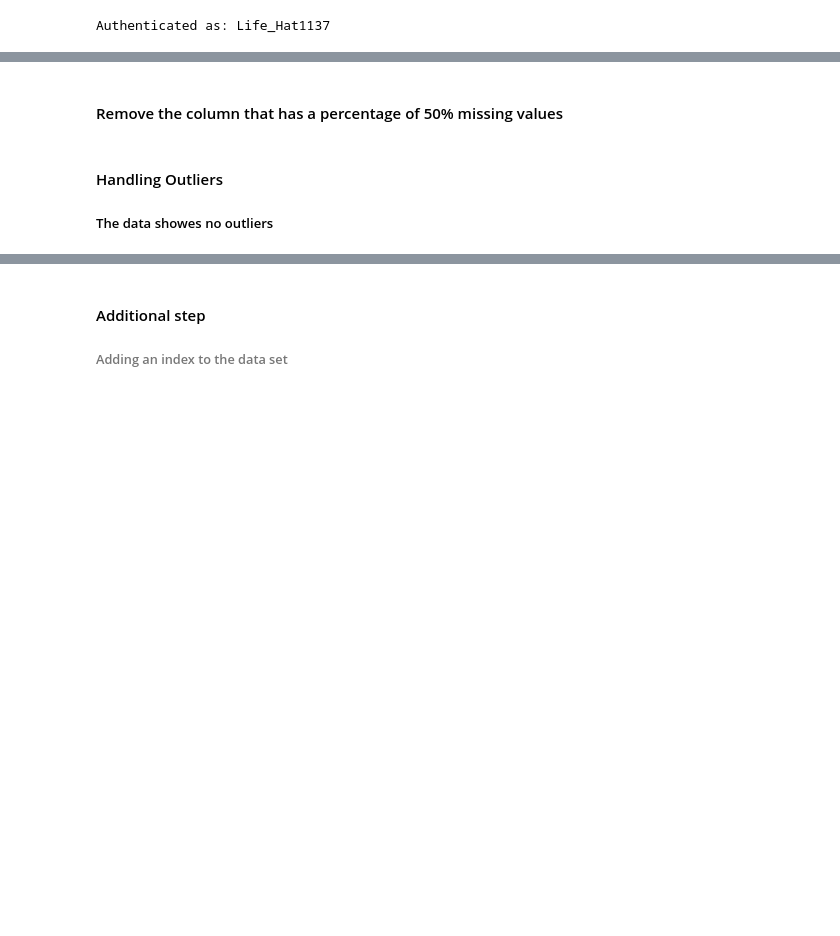
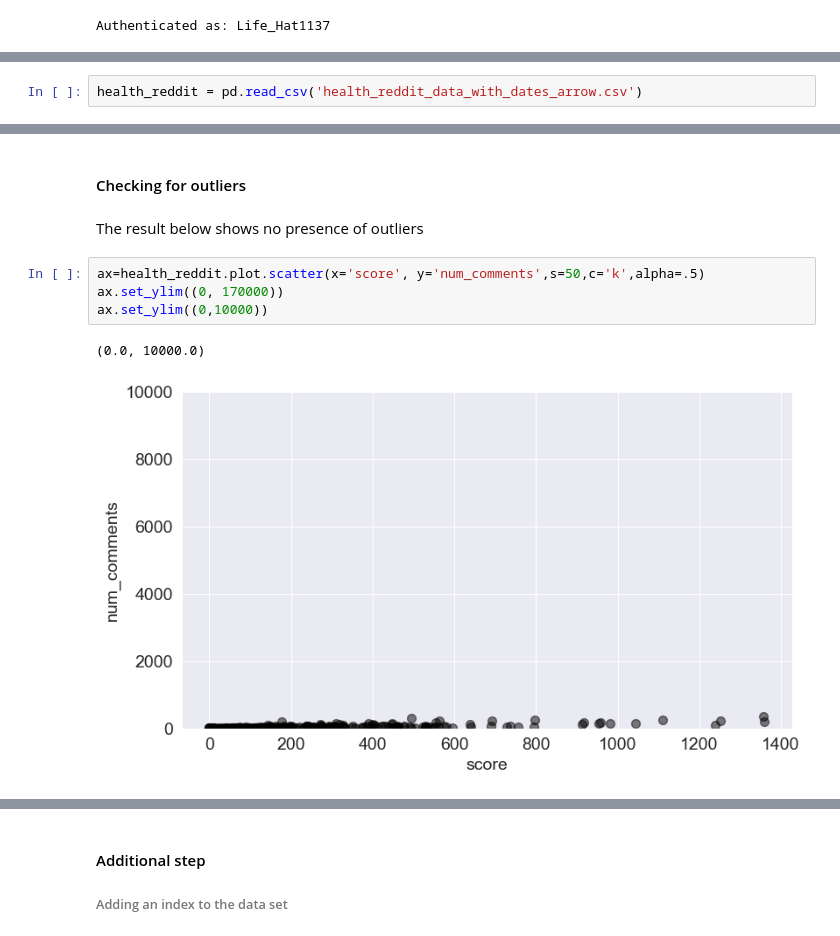
Before and after one commit to Olayemi-cloud/jh24993_EMATM0048---Python-Project, a Jupyter notebook: jh24993_EMATM0048_Q2.ipynb, the cells around one changed output, grey strips where cells are left out. Cells and saved outputs as stored; diff of their text form; blank space fills up the shorter version.

Commit message:
Loaded data, checked for outliers and missing data

```diff
--- a/jh24993_EMATM0048_Q2.ipynb
+++ b/jh24993_EMATM0048_Q2.ipynb
@@ -88 +88,3 @@ Number of rows: 424
 Number of columns: 12
+# %%
+health_reddit = pd.read_csv('health_reddit_data_with_dates_arrow.csv')
@@ -91,5 +149,11 @@ Number of columns: 12
 # %% [markdown]
-#### Remove the column that has a percentage of 50% missing values
+#### Checking for outliers
-# %% [markdown]
-#### Handling Outliers
-##### The data showes no outliers
+# %% [markdown]
+The result below shows no presence of outliers
+# %%
+ax=health_reddit.plot.scatter(x='score', y='num_comments',s=50,c='k',alpha=.5)
+ax.set_ylim((0, 170000))
+ax.set_ylim((0,10000))
+# %% [output]
+(0.0, 10000.0)
+[figure, added]
```
Also changed, not shown: parts of 10 cells of this notebook.
